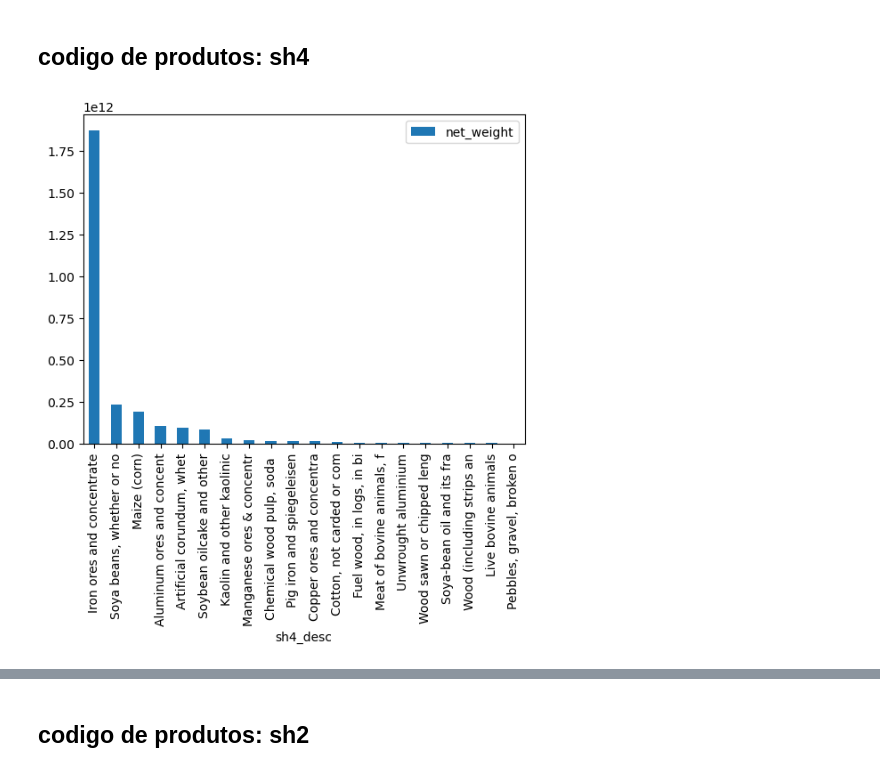
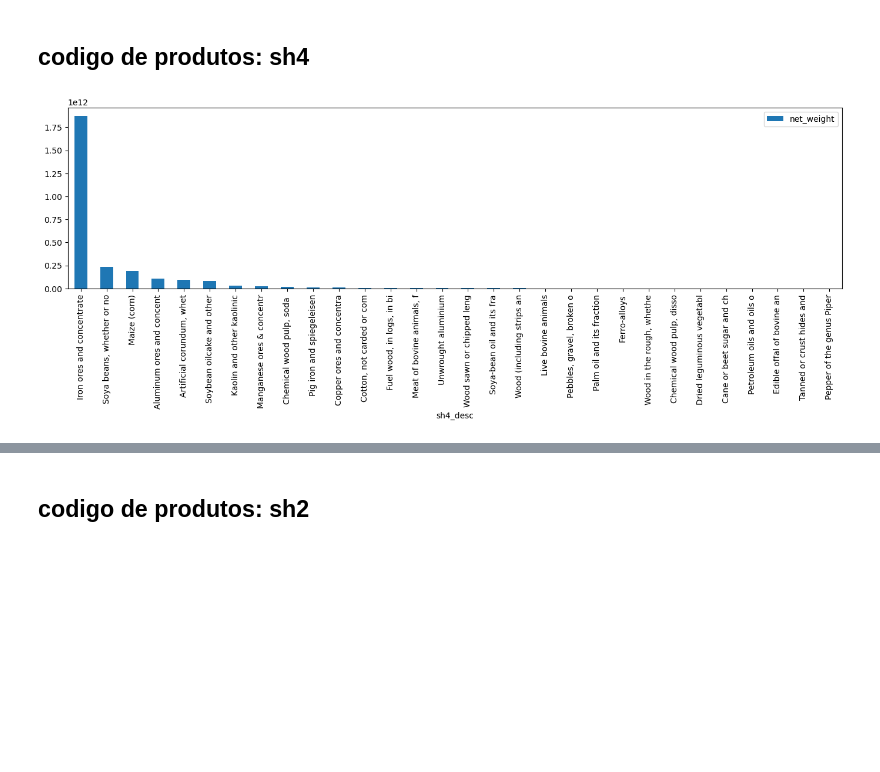
Before and after one commit to kaotcs/bcg_data_challenge, a Jupyter notebook: scripts/exportacoes_AM.ipynb, the cells around one changed output, grey strips where cells are left out. Saved outputs shown, nothing was run; the diff lists cells and outputs as text; code cells hidden in the pictures; blank space fills up the shorter version.

```diff
--- a/scripts/exportacoes_AM.ipynb
+++ b/scripts/exportacoes_AM.ipynb
@@ -9,0 +13,3 @@ df = pd.read_csv(filepath)
+# %%
+df.loc[:, ['Nome_Município']] = df['city'].apply(lambda x: x[:-5])
+df.loc[:, ['estado']] = df['city'].apply(lambda x: x[-2:])
@@ -9,0 +29,2 @@ df = pd.read_csv(filepath)
+# %%
+df_mun = df_mun.loc[:,['Código Município Completo', 'Nome_Município']]
@@ -9,0 +40,2 @@ df = pd.read_csv(filepath)
+# %%
+df = df.merge(df_mun, how="left", on="Nome_Município")
@@ -111,21 +165,21 @@ def plot_product_types(df=df, p_code="sh4_code", y="net_weight", n_values=20):
     This function plots the quantity of imported products in usd or weight
     '''
     # let's cut the desc columns, so the visuals look cleaner
-    df.loc[:, ['sh4_desc']] = df['sh4_desc'].apply(lambda x: x[:25])
+
     df.loc[:, ['sh2_desc']] = df['sh2_desc'].apply(lambda x: x[:25])
 
     # here we define and order the values we want to plot
     imp_w = df.groupby(by=[p_code]).sum().sort_values(by=[y], ascending=False).reset_index(level=0).head(n_values)
     # then we plot them
-    ax = imp_w.plot(x=p_code, y=y, kind="bar")
+    ax = imp_w.plot(x=p_code, y=y, kind="bar", figsize=(17, 4))
 
     plt.show()
 # %% [markdown]
 ## codigo de produtos: sh4
 # %%
 # most imported products by weight
-plot_product_types(df=df, p_code="sh4_desc", y="net_weight", n_values=20)
+plot_product_types(df=df, p_code="sh4_desc", y="net_weight", n_values=30)
 # %% [output]
-[figure, old version]
+[figure, new version]
 # %%
 # most imported products by usd
```
Also changed, not shown: parts of 25 cells of this notebook, 2 other files.
